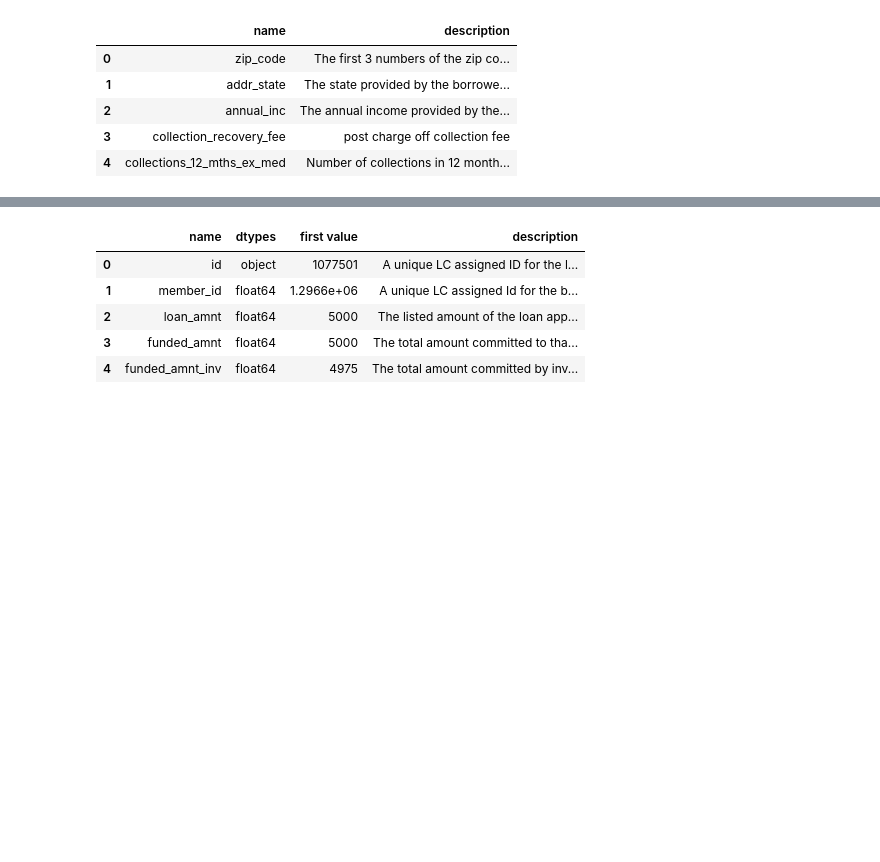
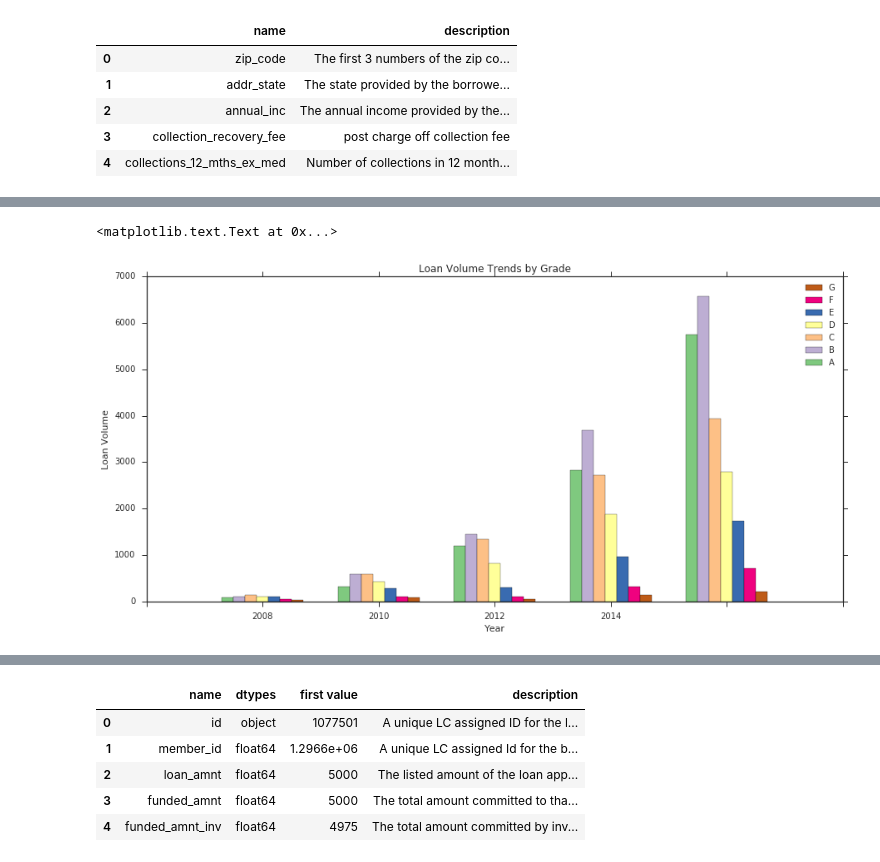
Before and after one commit to Tapadyuti1991/lending-club-data-analysis, a Jupyter notebook: Data-Analysis.ipynb, the cells around one changed output, grey strips where cells are left out. Saved outputs shown, nothing was run; the diff lists cells and outputs as text; code cells hidden in the pictures; blank space fills up the shorter version.

```diff
--- a/Data-Analysis.ipynb
+++ b/Data-Analysis.ipynb
@@ -131,0 +165,28 @@ preview = loans_2007_dtypes.merge(data_dictionary, on='name',how='left')
+# %%
+loans_2007['issue_Y'] = loans_2007['issue_d'].dt.year
+temp = loans_2007.groupby(['grade','issue_Y'],as_index=False)['id'].count()
+
+import matplotlib.cm as cm
+dpoints = np.array(temp)
+fig = plt.figure(figsize=(15,7))
+ax = fig.add_subplot(1,1,1)
+space = 0.3
+conditions = np.unique(dpoints[:,0])
+categories = np.unique(dpoints[:,1])
+n = len(conditions)
+width = (1-space)/len(conditions)
+
+for i,cond in enumerate(conditions):
+    vals = dpoints[dpoints[:,0] == cond][:,2].astype(np.float)
+    pos = [j - (1 - space) / 2. + i * width for j in range(1,len(categories)+1)]
+    ax.bar(pos, vals, width = width,label=cond,
+       color=cm.Accent(float(i) / n))
+    ax.set_xticklabels(['','2008','2010','2012','2014',''])
+    handles, labels = ax.get_legend_handles_labels()
+    ax.legend(handles[::-1], labels[::-1])
+    ax.set_ylabel("Loan Volume")
+    ax.set_xlabel("Year")
+plt.title('Loan Volume Trends by Grade')
+# %% [output]
+<matplotlib.text.Text at 0x...>
+[figure, added]
```
Also changed, not shown: parts of 72 cells of this notebook.
